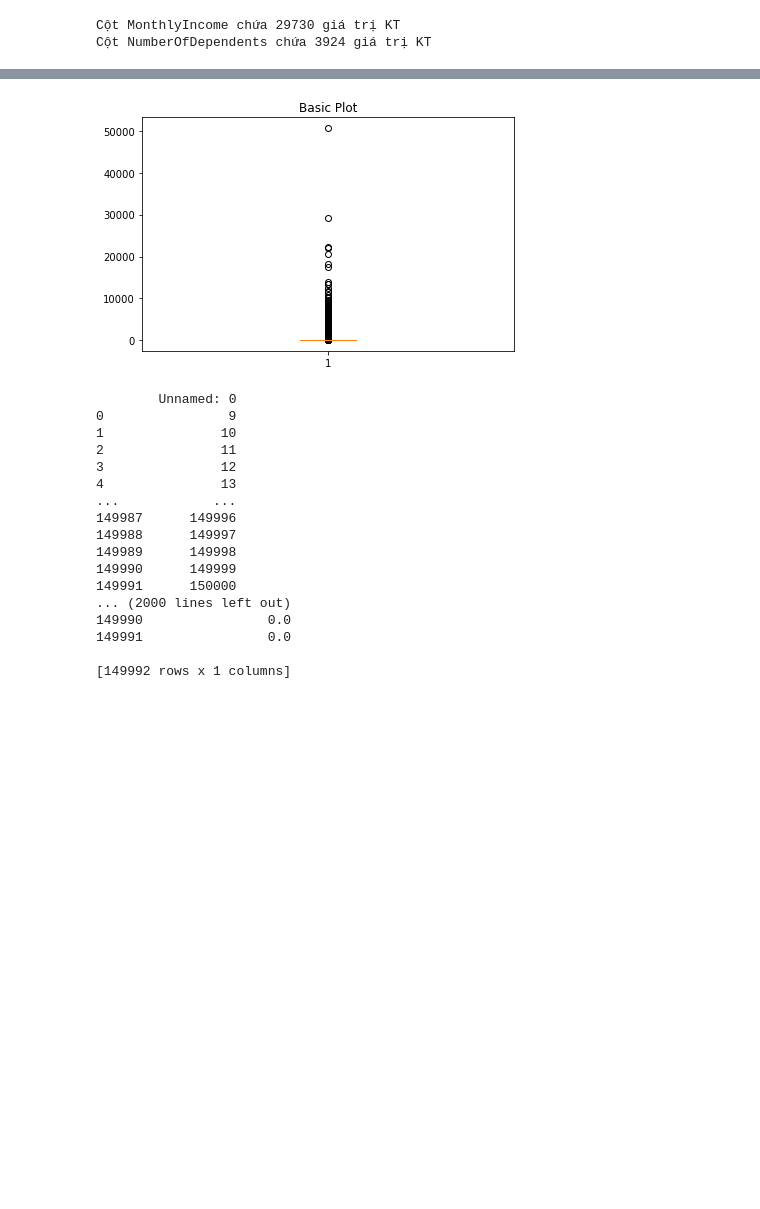
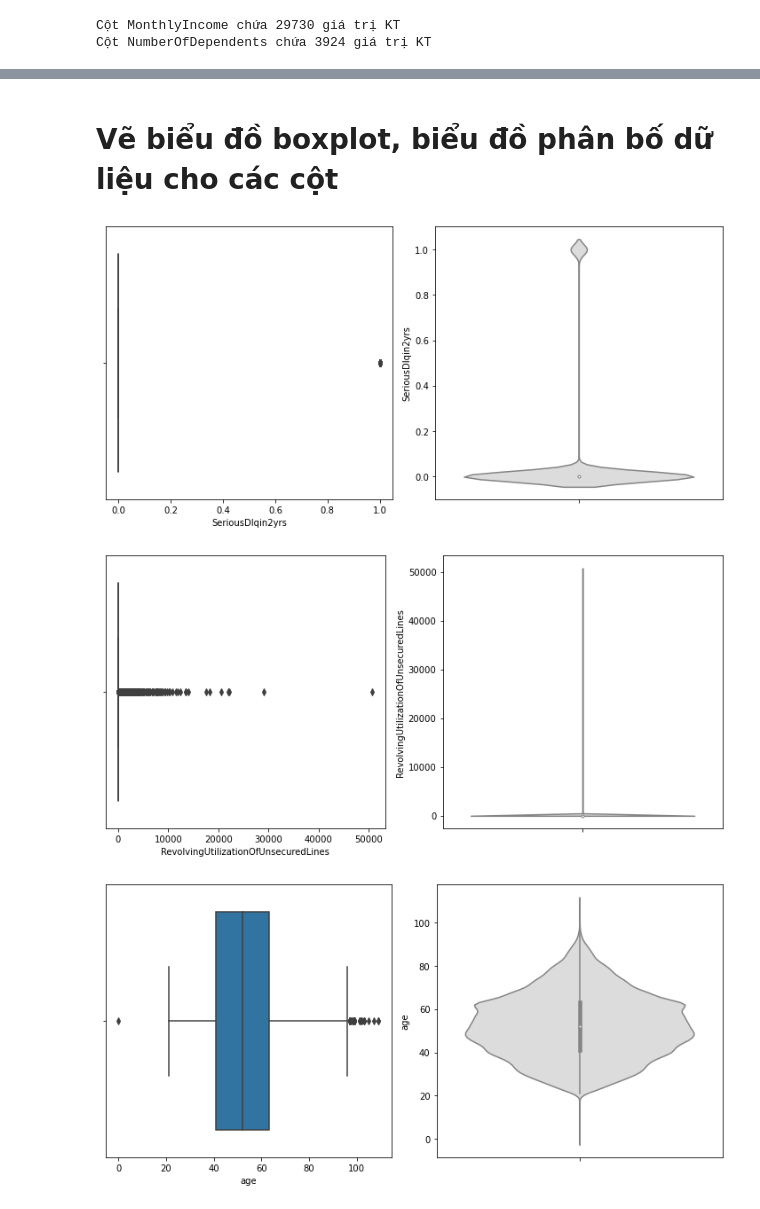
Before and after one commit to TVVY/Bai-Tap-DA-Tren-Leanr, a Jupyter notebook: Tiền xử lý dữ liệu – 2/[Bài tập] Phân tích dữ liệu Credit_scoring.ipynb, the cells around one changed output, grey strips where cells are left out. Saved outputs shown, nothing was run; the diff lists cells and outputs as text; code cells hidden in the pictures; blank space fills up the shorter version.

```diff
--- a/Tiền xử lý dữ liệu – 2/[Bài tập] Phân tích dữ liệu Credit_scoring.ipynb
+++ b/Tiền xử lý dữ liệu – 2/[Bài tập] Phân tích dữ liệu Credit_scoring.ipynb
@@ -72,35 +86,17 @@ data['MonthlyIncome'].interpolate(inplace=True)
-# %%
-import matplotlib.pyplot as plt
-fig1, ax1 = plt.subplots()
-ax1.set_title('Basic Plot')
-ax1.boxplot(data.loc[:,['RevolvingUtilizationOfUnsecuredLines']])
-fig1.tight_layout()
-# fig, axs = plt.subplots(2, 2)
-# axs1.hist(nhapho.loc[:, cols], bins=10)
-# axs1.set_title('original')
-# fig1.tight_layout()
-# %% [output]
-[figure, removed]
-# %%
-for i in data.columns:
-    for j in data.columns:
-        print(data.loc[:,[f'{j}']])
-#         plt.boxplot(data.loc[:,[f'{j}']])
-# %% [output]
-        Unnamed: 0
-0                9
-1               10
-2               11
-3               12
-4               13
-...            ...
-149987      149996
-149988      149997
-149989      149998
-149990      149999
-149991      150000
-... (2000 lines left out)
-149990                0.0
-149991                0.0
-
-[149992 rows x 1 columns]
+# %%
+data['MonthlyIncome'] = data['MonthlyIncome'].astype('float64')
+# %% [markdown]
+# Vẽ biểu đồ boxplot, biểu đồ phân bố dữ liệu cho các cột
+# %%
+def cat_price(data, cat_col):
+    fig, (ax1,ax2) = plt.subplots(1,2, figsize=(10,5))
+    sns.boxplot(data=data, x=cat_col, ax=ax1)
+    sns.violinplot(y = data[cat_col], palette="coolwarm",ax=ax2)
+    plt.tight_layout()
+# %%
+for i in data.columns:
+    cat_price(data, i)
+# %% [output]
+[figure, added]
+[figure, added]
+[figure, added]
```
Also changed, not shown: parts of 18 cells of this notebook.
